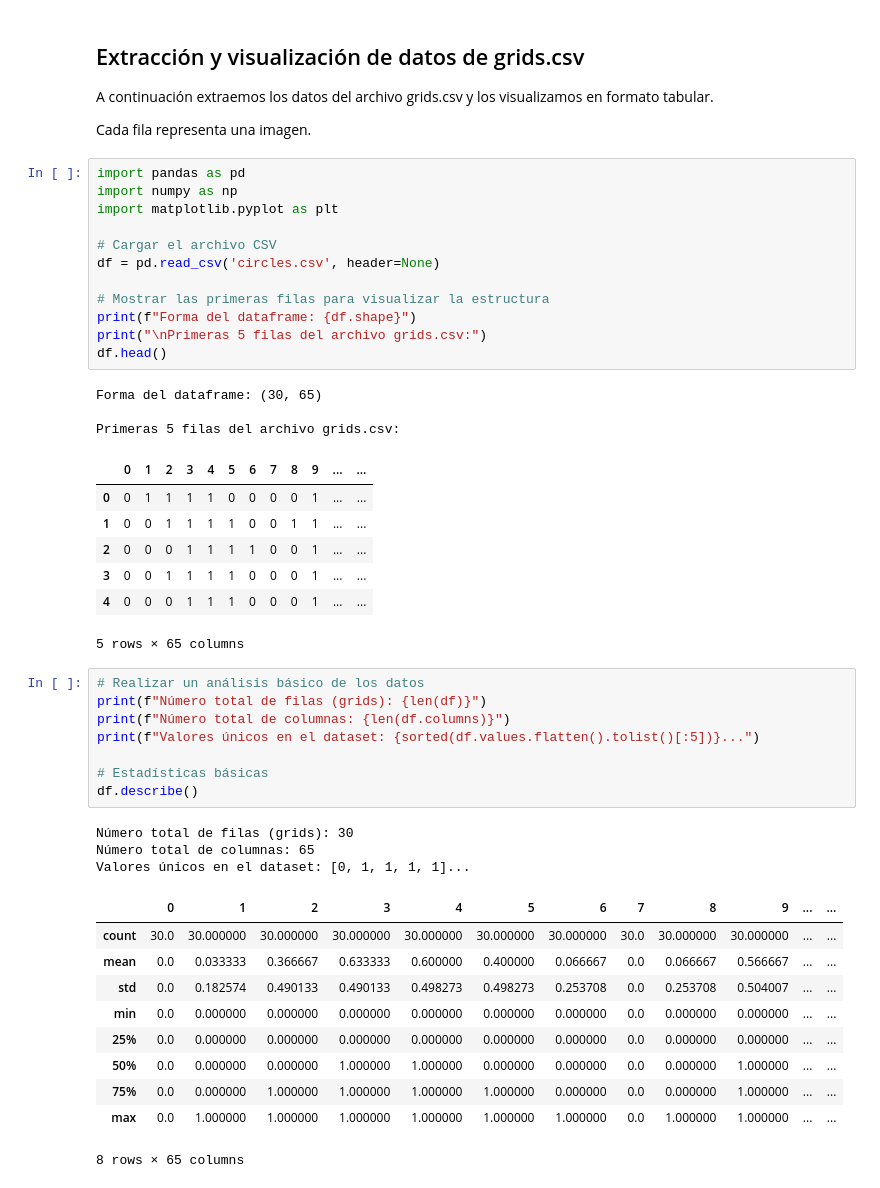
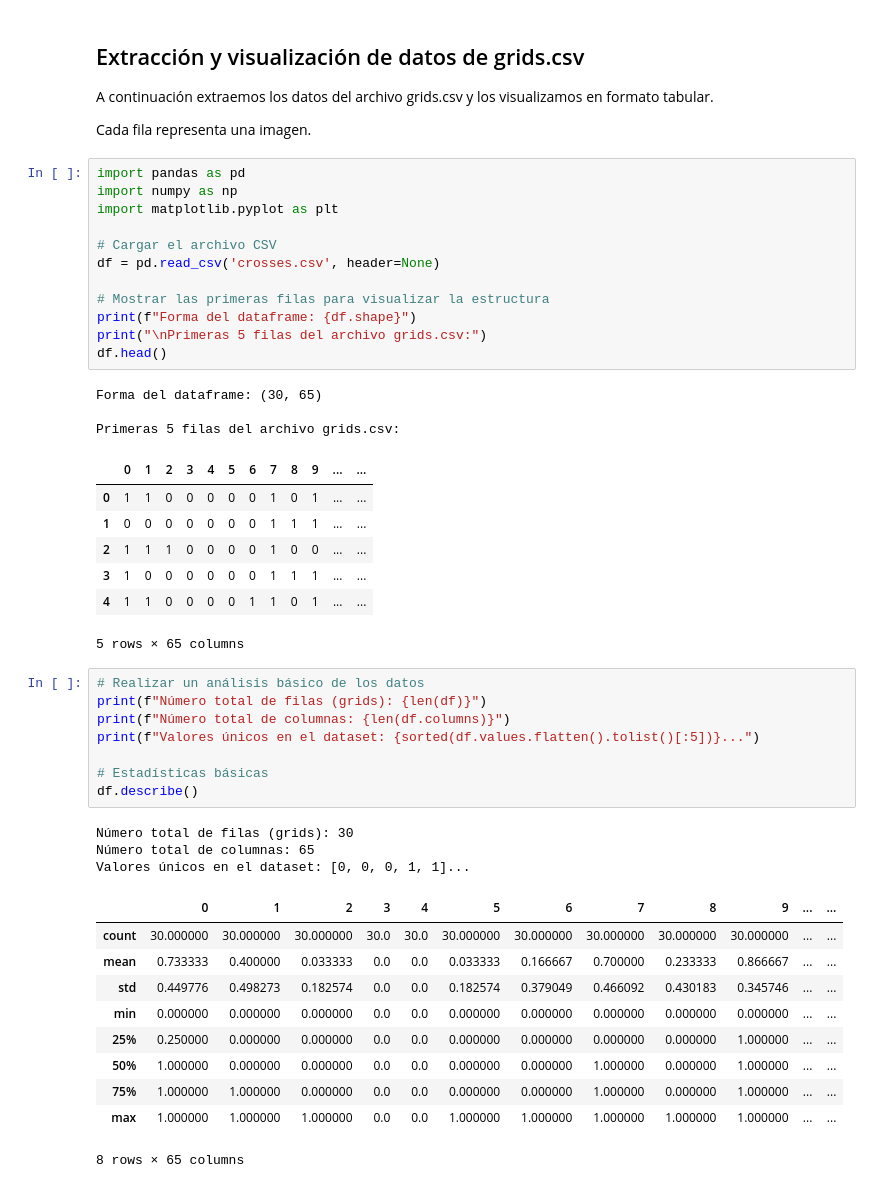
Before and after one commit to alvarezterraz/qiskit-group-project, a Jupyter notebook: Pruebas.ipynb, the cells around one changed output. Cells and saved outputs as stored; diff of their text form.

```diff
--- a/Pruebas.ipynb
+++ b/Pruebas.ipynb
@@ -7,25 +7,25 @@ Cada fila representa una imagen.
 # %%
 import pandas as pd
 import numpy as np
 import matplotlib.pyplot as plt
 
 # Cargar el archivo CSV
-df = pd.read_csv('circles.csv', header=None)
+df = pd.read_csv('crosses.csv', header=None)
 
 # Mostrar las primeras filas para visualizar la estructura
 print(f"Forma del dataframe: {df.shape}")
 print("\nPrimeras 5 filas del archivo grids.csv:")
 df.head()
 # %% [output]
 Forma del dataframe: (30, 65)
 
 Primeras 5 filas del archivo grids.csv:
 |  | 0 | 1 | 2 | 3 | 4 | 5 | 6 | 7 | 8 | 9 | ... | ... |
-| 0 | 0 | 1 | 1 | 1 | 1 | 0 | 0 | 0 | 0 | 1 | ... | ... |
-| 1 | 0 | 0 | 1 | 1 | 1 | 1 | 0 | 0 | 1 | 1 | ... | ... |
-| 2 | 0 | 0 | 0 | 1 | 1 | 1 | 1 | 0 | 0 | 1 | ... | ... |
-| 3 | 0 | 0 | 1 | 1 | 1 | 1 | 0 | 0 | 0 | 1 | ... | ... |
-| 4 | 0 | 0 | 0 | 1 | 1 | 1 | 0 | 0 | 0 | 1 | ... | ... |
+| 0 | 1 | 1 | 0 | 0 | 0 | 0 | 0 | 1 | 0 | 1 | ... | ... |
+| 1 | 0 | 0 | 0 | 0 | 0 | 0 | 0 | 1 | 1 | 1 | ... | ... |
+| 2 | 1 | 1 | 1 | 0 | 0 | 0 | 0 | 1 | 0 | 0 | ... | ... |
+| 3 | 1 | 0 | 0 | 0 | 0 | 0 | 0 | 1 | 1 | 1 | ... | ... |
+| 4 | 1 | 1 | 0 | 0 | 0 | 0 | 1 | 1 | 0 | 1 | ... | ... |
 5 rows × 65 columns
 # %%
 # Realizar un análisis básico de los datos
@@ -38,16 +38,16 @@ df.describe()
 # %% [output]
 Número total de filas (grids): 30
 Número total de columnas: 65
-Valores únicos en el dataset: [0, 1, 1, 1, 1]...
+Valores únicos en el dataset: [0, 0, 0, 1, 1]...
 |  | 0 | 1 | 2 | 3 | 4 | 5 | 6 | 7 | 8 | 9 | ... | ... |
-| count | 30.0 | 30.000000 | 30.000000 | 30.000000 | 30.000000 | 30.000000 | 30.000000 | 30.0 | 30.000000 | 30.000000 | ... | ... |
-| mean | 0.0 | 0.033333 | 0.366667 | 0.633333 | 0.600000 | 0.400000 | 0.066667 | 0.0 | 0.066667 | 0.566667 | ... | ... |
-| std | 0.0 | 0.182574 | 0.490133 | 0.490133 | 0.498273 | 0.498273 | 0.253708 | 0.0 | 0.253708 | 0.504007 | ... | ... |
-| min | 0.0 | 0.000000 | 0.000000 | 0.000000 | 0.000000 | 0.000000 | 0.000000 | 0.0 | 0.000000 | 0.000000 | ... | ... |
-| 25% | 0.0 | 0.000000 | 0.000000 | 0.000000 | 0.000000 | 0.000000 | 0.000000 | 0.0 | 0.000000 | 0.000000 | ... | ... |
-| 50% | 0.0 | 0.000000 | 0.000000 | 1.000000 | 1.000000 | 0.000000 | 0.000000 | 0.0 | 0.000000 | 1.000000 | ... | ... |
-| 75% | 0.0 | 0.000000 | 1.000000 | 1.000000 | 1.000000 | 1.000000 | 0.000000 | 0.0 | 0.000000 | 1.000000 | ... | ... |
-| max | 0.0 | 1.000000 | 1.000000 | 1.000000 | 1.000000 | 1.000000 | 1.000000 | 0.0 | 1.000000 | 1.000000 | ... | ... |
+| count | 30.000000 | 30.000000 | 30.000000 | 30.0 | 30.0 | 30.000000 | 30.000000 | 30.000000 | 30.000000 | 30.000000 | ... | ... |
+| mean | 0.733333 | 0.400000 | 0.033333 | 0.0 | 0.0 | 0.033333 | 0.166667 | 0.700000 | 0.233333 | 0.866667 | ... | ... |
+| std | 0.449776 | 0.498273 | 0.182574 | 0.0 | 0.0 | 0.182574 | 0.379049 | 0.466092 | 0.430183 | 0.345746 | ... | ... |
+| min | 0.000000 | 0.000000 | 0.000000 | 0.0 | 0.0 | 0.000000 | 0.000000 | 0.000000 | 0.000000 | 0.000000 | ... | ... |
+| 25% | 0.250000 | 0.000000 | 0.000000 | 0.0 | 0.0 | 0.000000 | 0.000000 | 0.000000 | 0.000000 | 1.000000 | ... | ... |
+| 50% | 1.000000 | 0.000000 | 0.000000 | 0.0 | 0.0 | 0.000000 | 0.000000 | 1.000000 | 0.000000 | 1.000000 | ... | ... |
+| 75% | 1.000000 | 1.000000 | 0.000000 | 0.0 | 0.0 | 0.000000 | 0.000000 | 1.000000 | 0.000000 | 1.000000 | ... | ... |
+| max | 1.000000 | 1.000000 | 1.000000 | 0.0 | 0.0 | 1.000000 | 1.000000 | 1.000000 | 1.000000 | 1.000000 | ... | ... |
 8 rows × 65 columns
 # %%
 # Visualización del grid como una malla de 8x8
```
Also changed, not shown: parts of 2 cells of this notebook, 1 other file.
